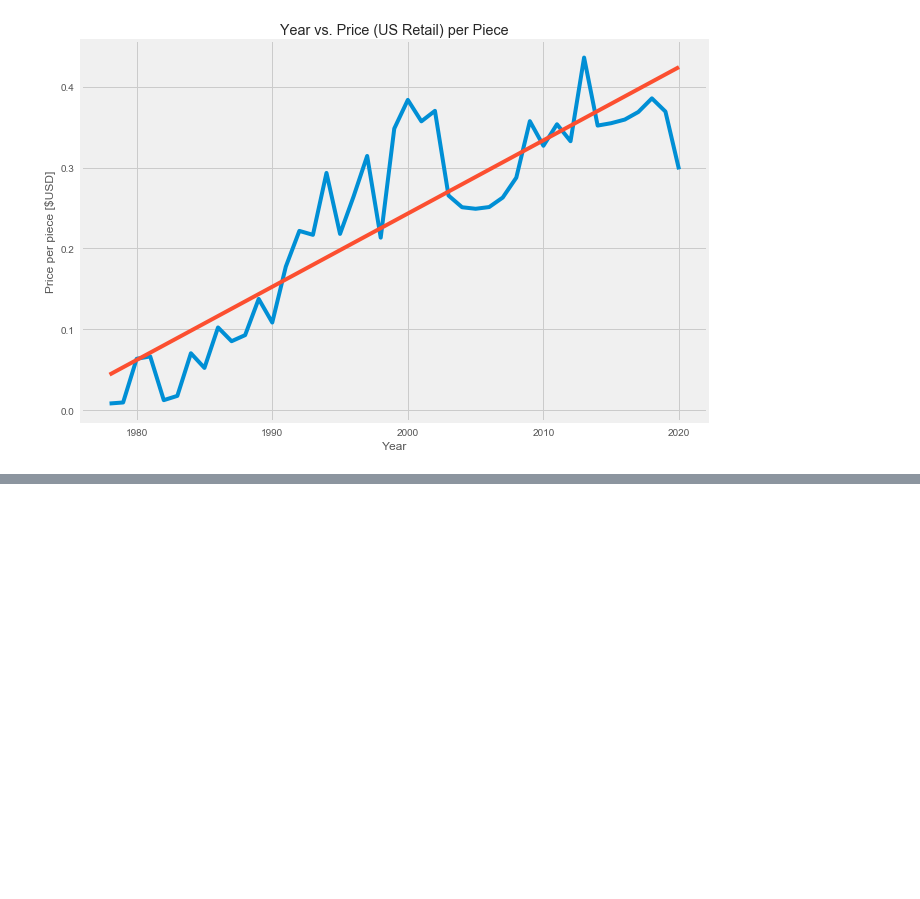
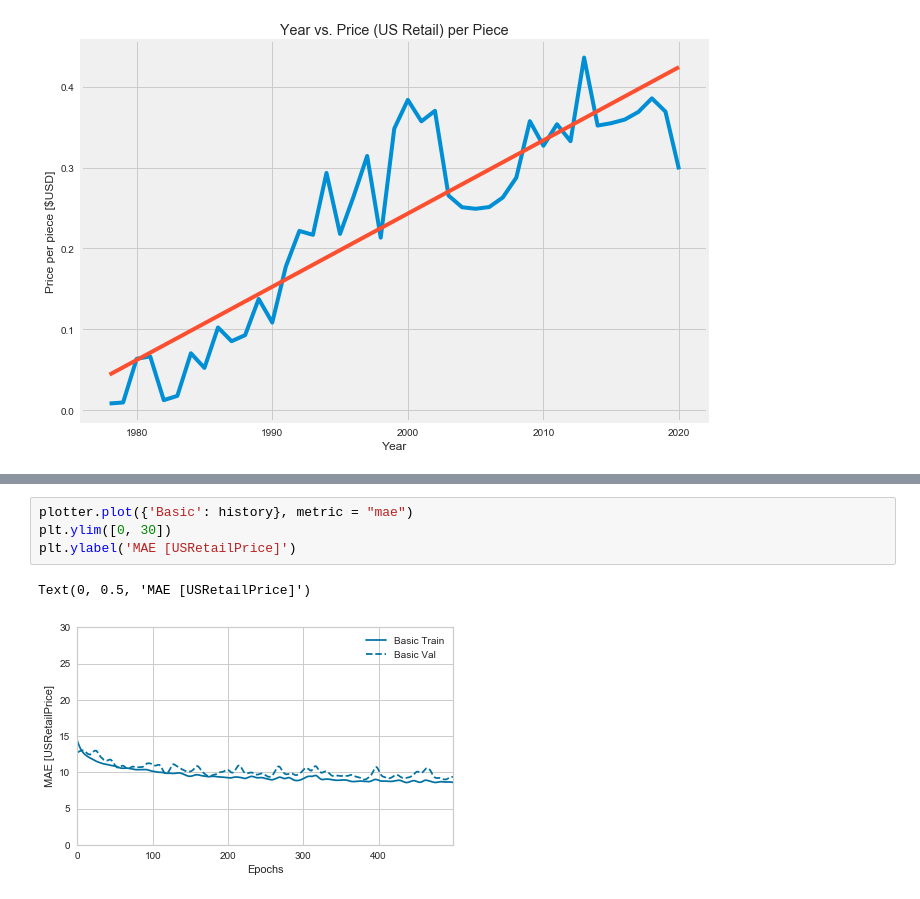
Before and after one commit to musicbyjing/lego_data_exploration, a Jupyter notebook: Lego_data.ipynb, the cells around one changed output, grey strips where cells are left out. Drawn from its saved outputs; the diff is of its cells as text; blank space fills up the shorter version.

```diff
--- a/Lego_data.ipynb
+++ b/Lego_data.ipynb
@@ -241,0 +357,7 @@ plt.plot(x, y_pred, linewidth=4)
+# %%
+plotter.plot({'Basic': history}, metric = "mae")
+plt.ylim([0, 30])
+plt.ylabel('MAE [USRetailPrice]')
+# %% [output]
+Text(0, 0.5, 'MAE [USRetailPrice]')
+[figure, added]
```
Also changed, not shown: parts of 25 cells of this notebook, 2 other files.
